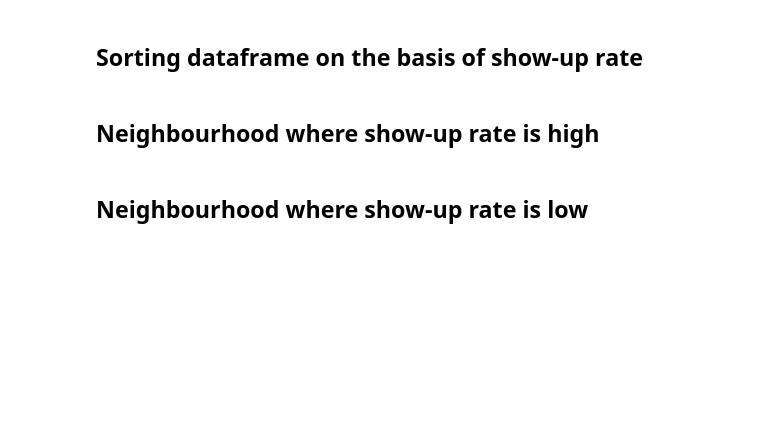
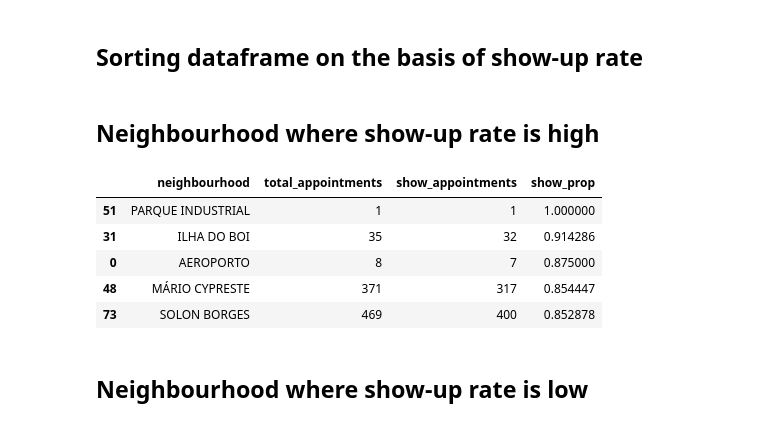
Before and after one commit to dishankkalra23/Medical-Appointment-No-Shows, a Jupyter notebook: Medical_Appointment_No_Shows.ipynb, the cells around one changed output. Cells and saved outputs as stored; diff of their text form; code cells hidden in the pictures; blank space fills up the shorter version.

Commit message:
Added neighbourhood's with largest and smallest show-up rates

```diff
--- a/Medical_Appointment_No_Shows.ipynb
+++ b/Medical_Appointment_No_Shows.ipynb
@@ -716,6 +716,7 @@ neighbour_df = pd.DataFrame()
 # %%
 neighbour_df['total_appointments'] = df.groupby(by='neighbourhood').show.count()
 neighbour_df['show_appointments'] = df.groupby(by='neighbourhood').show.sum()
+neighbour_df['show_prop'] = df.groupby(by='neighbourhood').show.mean()
 neighbour_df.reset_index(inplace=True)
 # %%
 neighbour_df.sample(10)
@@ -743,4 +744,13 @@ plt.xticks(rotation=75);
 # %% [markdown]
 ## Neighbourhood where show-up rate is high
+# %%
+neighbour_df.nlargest(n=5,columns='show_prop')
+# %% [output]
+|  | neighbourhood | total_appointments | show_appointments | show_prop |
+| 51 | PARQUE INDUSTRIAL | 1 | 1 | 1.000000 |
+| 31 | ILHA DO BOI | 35 | 32 | 0.914286 |
+| 0 | AEROPORTO | 8 | 7 | 0.875000 |
+| 48 | MÁRIO CYPRESTE | 371 | 317 | 0.854447 |
+| 73 | SOLON BORGES | 469 | 400 | 0.852878 |
 # %% [markdown]
 ## Neighbourhood where show-up rate is low
```
Also changed, not shown: parts of 4 cells of this notebook.
